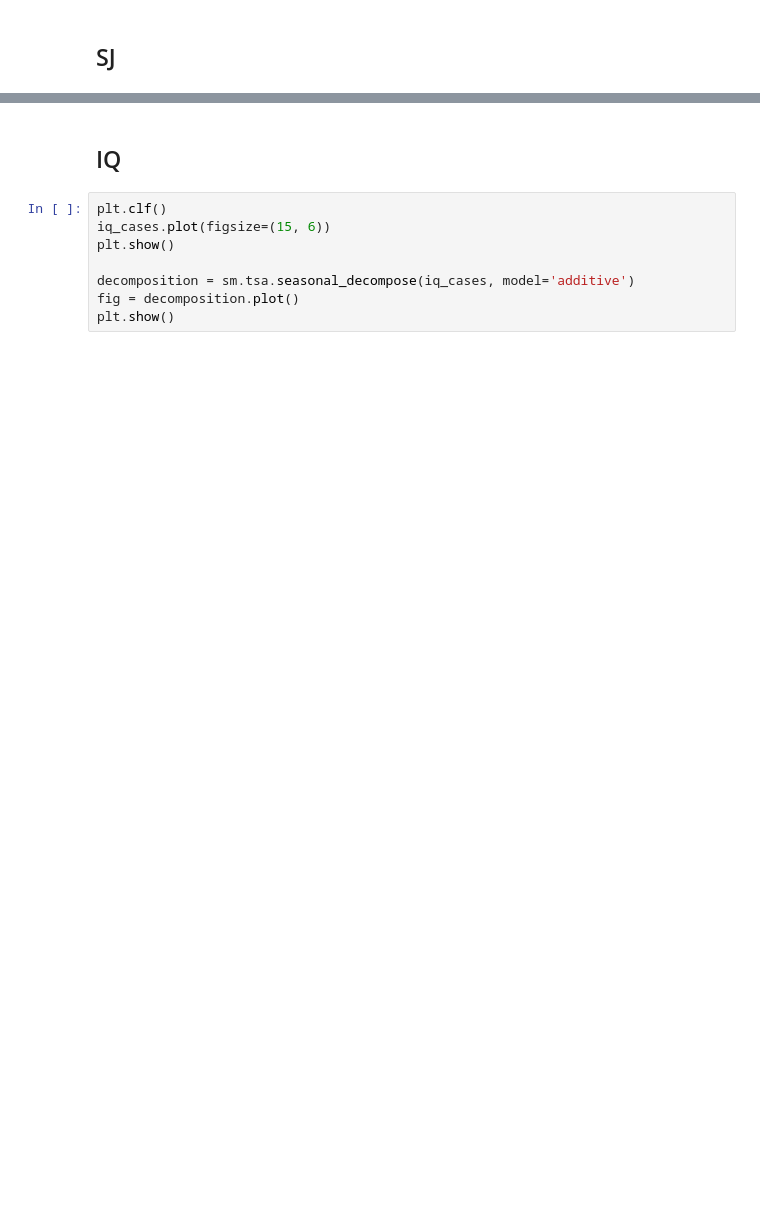
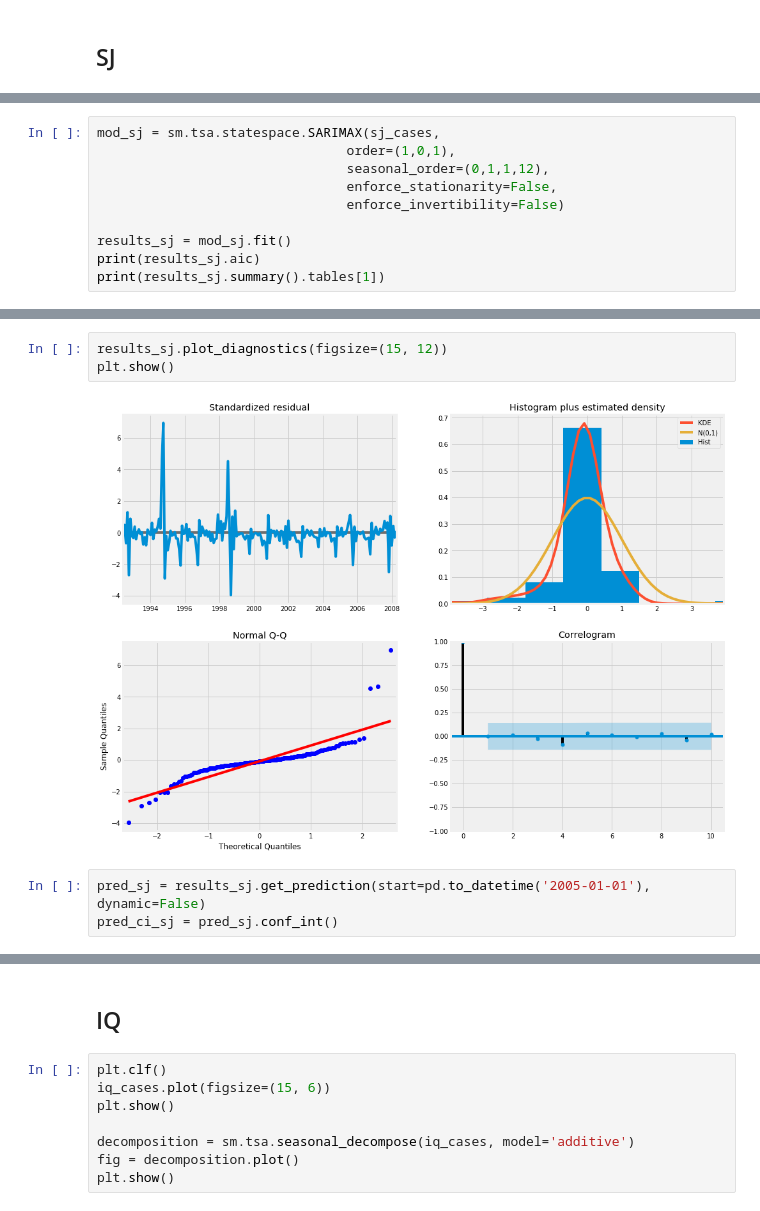
Before and after one commit to chamathabeysinghe/DengueML, a Jupyter notebook: dengue_feature_analysis.ipynb, the cells around one changed output, grey strips where cells are left out. Drawn from its saved outputs; the diff is of its cells as text; blank space fills up the shorter version.

```diff
--- a/dengue_feature_analysis.ipynb
+++ b/dengue_feature_analysis.ipynb
@@ -554,0 +611,10 @@ plt.show()
+# %%
+mod_sj = sm.tsa.statespace.SARIMAX(sj_cases,
+                                order=(1,0,1),
+                                seasonal_order=(0,1,1,12),
+                                enforce_stationarity=False,
+                                enforce_invertibility=False)
+
+results_sj = mod_sj.fit()
+print(results_sj.aic)
+print(results_sj.summary().tables[1])
@@ -554,0 +631,8 @@ plt.show()
+# %%
+results_sj.plot_diagnostics(figsize=(15, 12))
+plt.show()
+# %% [output]
+[figure, added]
+# %%
+pred_sj = results_sj.get_prediction(start=pd.to_datetime('2005-01-01'), dynamic=False)
+pred_ci_sj = pred_sj.conf_int()
```
Also changed, not shown: parts of 15 cells of this notebook.
